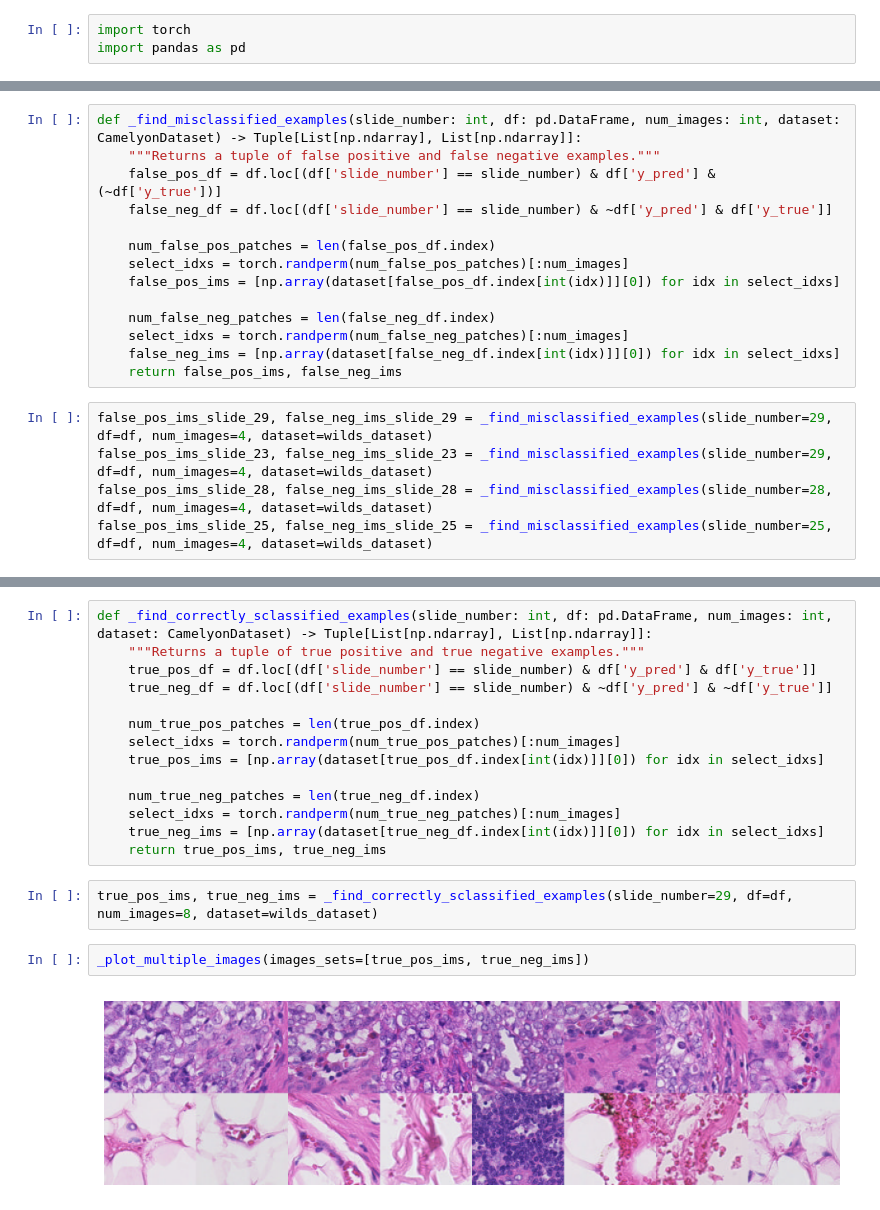
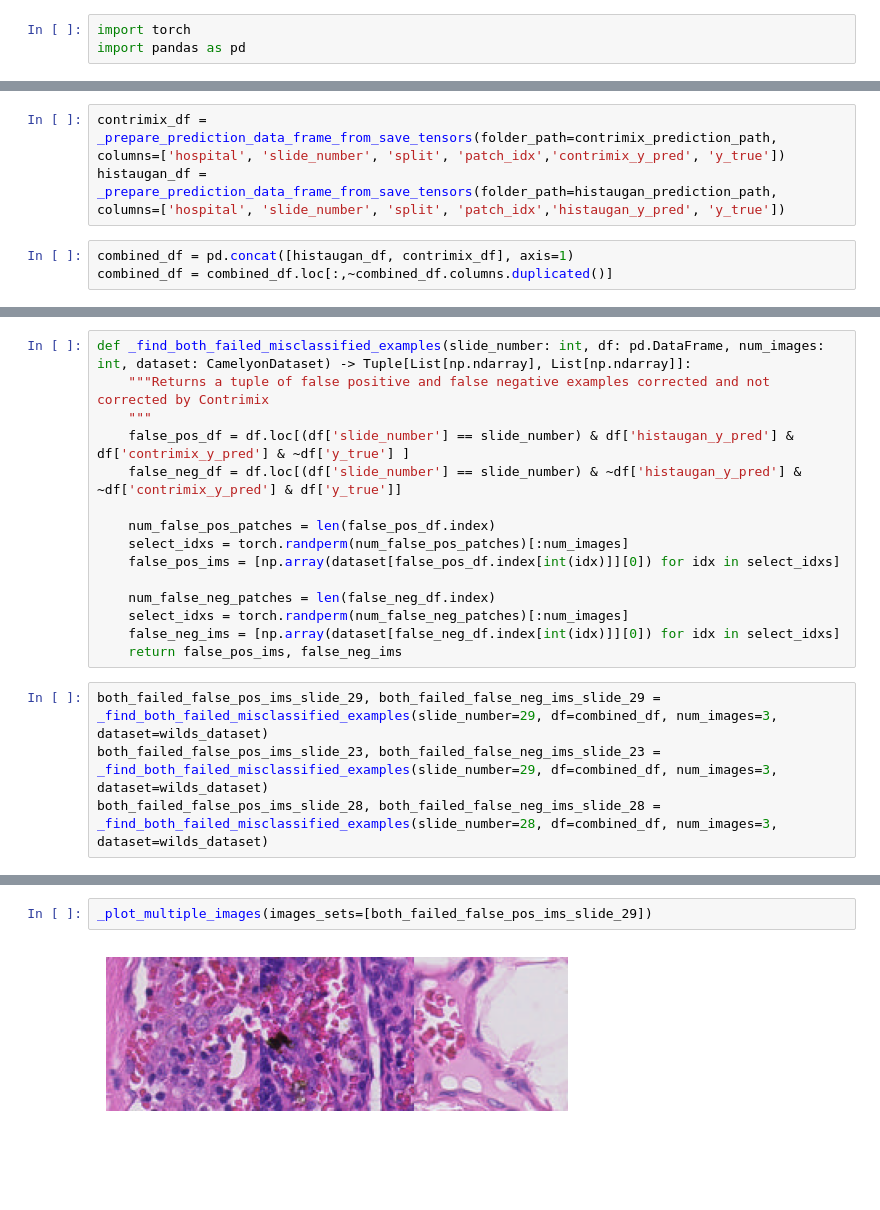
Before and after one commit to Cristian-Mattace/ContriMix, a Jupyter notebook: contrimix_histaugan_analysis.ipynb, the cells around one changed output, grey strips where cells are left out. Cells and saved outputs as stored; diff of their text form; blank space fills up the shorter version.

Commit message:
Update the demo notebooks to visualize contents

```diff
--- a/contrimix_histaugan_analysis.ipynb
+++ b/contrimix_histaugan_analysis.ipynb
@@ -178,0 +160,6 @@ ValueError: all the input arrays must have same number of dimensions, but the ar
+# %%
+contrimix_df = _prepare_prediction_data_frame_from_save_tensors(folder_path=contrimix_prediction_path, columns=['hospital', 'slide_number', 'split', 'patch_idx','contrimix_y_pred', 'y_true'])
+histaugan_df = _prepare_prediction_data_frame_from_save_tensors(folder_path=histaugan_prediction_path, columns=['hospital', 'slide_number', 'split', 'patch_idx','histaugan_y_pred', 'y_true'])
+# %%
+combined_df = pd.concat([histaugan_df, contrimix_df], axis=1)
+combined_df = combined_df.loc[:,~combined_df.columns.duplicated()]
@@ -179,8 +211,9 @@ ValueError: all the input arrays must have same number of dimensions, but the ar
 # %%
-def _find_misclassified_examples(slide_number: int, df: pd.DataFrame, num_images: int, dataset: CamelyonDataset) -> Tuple[List[np.ndarray], List[np.ndarray]]:
-    """Returns a tuple of false positive and false negative examples."""
-    false_pos_df = df.loc[(df['slide_number'] == slide_number) & df['y_pred'] & (~df['y_true'])]
-    false_neg_df = df.loc[(df['slide_number'] == slide_number) & ~df['y_pred'] & df['y_true']]
+def _find_both_failed_misclassified_examples(slide_number: int, df: pd.DataFrame, num_images: int, dataset: CamelyonDataset) -> Tuple[List[np.ndarray], List[np.ndarray]]:
+    """Returns a tuple of false positive and false negative examples corrected and not corrected by Contrimix
+    """
+    false_pos_df = df.loc[(df['slide_number'] == slide_number) & df['histaugan_y_pred'] & df['contrimix_y_pred'] & ~df['y_true'] ]
+    false_neg_df = df.loc[(df['slide_number'] == slide_number) & ~df['histaugan_y_pred'] & ~df['contrimix_y_pred'] & df['y_true']]
 
     num_false_pos_patches = len(false_pos_df.index)
     select_idxs = torch.randperm(num_false_pos_patches)[:num_images]
@@ -191,7 +224,6 @@ def _find_misclassified_examples(slide_number: int, df: pd.DataFrame, num_images
     false_neg_ims = [np.array(dataset[false_neg_df.index[int(idx)]][0]) for idx in select_idxs]
     return false_pos_ims, false_neg_ims
 # %%
-false_pos_ims_slide_29, false_neg_ims_slide_29 = _find_misclassified_examples(slide_number=29, df=df, num_images=4, dataset=wilds_dataset)
-false_pos_ims_slide_23, false_neg_ims_slide_23 = _find_misclassified_examples(slide_number=29, df=df, num_images=4, dataset=wilds_dataset)
-false_pos_ims_slide_28, false_neg_ims_slide_28 = _find_misclassified_examples(slide_number=28, df=df, num_images=4, dataset=wilds_dataset)
-false_pos_ims_slide_25, false_neg_ims_slide_25 = _find_misclassified_examples(slide_number=25, df=df, num_images=4, dataset=wilds_dataset)
+both_failed_false_pos_ims_slide_29, both_failed_false_neg_ims_slide_29 = _find_both_failed_misclassified_examples(slide_number=29, df=combined_df, num_images=3, dataset=wilds_dataset)
+both_failed_false_pos_ims_slide_23, both_failed_false_neg_ims_slide_23 = _find_both_failed_misclassified_examples(slide_number=29, df=combined_df, num_images=3, dataset=wilds_dataset)
+both_failed_false_pos_ims_slide_28, both_failed_false_neg_ims_slide_28 = _find_both_failed_misclassified_examples(slide_number=28, df=combined_df, num_images=3, dataset=wilds_dataset)
@@ -219,20 +230,4 @@ _plot_multiple_images(images_sets=[false_neg_ims_slide_29, false_neg_ims_slide_2
-# %%
-def _find_correctly_sclassified_examples(slide_number: int, df: pd.DataFrame, num_images: int, dataset: CamelyonDataset) -> Tuple[List[np.ndarray], List[np.ndarray]]:
-    """Returns a tuple of true positive and true negative examples."""
-    true_pos_df = df.loc[(df['slide_number'] == slide_number) & df['y_pred'] & df['y_true']]
-    true_neg_df = df.loc[(df['slide_number'] == slide_number) & ~df['y_pred'] & ~df['y_true']]
-
-    num_true_pos_patches = len(true_pos_df.index)
-    select_idxs = torch.randperm(num_true_pos_patches)[:num_images]
-    true_pos_ims = [np.array(dataset[true_pos_df.index[int(idx)]][0]) for idx in select_idxs]
-
-    num_true_neg_patches = len(true_neg_df.index)
-    select_idxs = torch.randperm(num_true_neg_patches)[:num_images]
-    true_neg_ims = [np.array(dataset[true_neg_df.index[int(idx)]][0]) for idx in select_idxs]
-    return true_pos_ims, true_neg_ims
-# %%
-true_pos_ims, true_neg_ims = _find_correctly_sclassified_examples(slide_number=29, df=df, num_images=8, dataset=wilds_dataset)
 # %%
-_plot_multiple_images(images_sets=[true_pos_ims, true_neg_ims])
+_plot_multiple_images(images_sets=[both_failed_false_pos_ims_slide_29])
 # %% [output]
-[figure, old version]
+[figure, new version]
```
Also changed, not shown: parts of 20 cells of this notebook, 3 other files.
